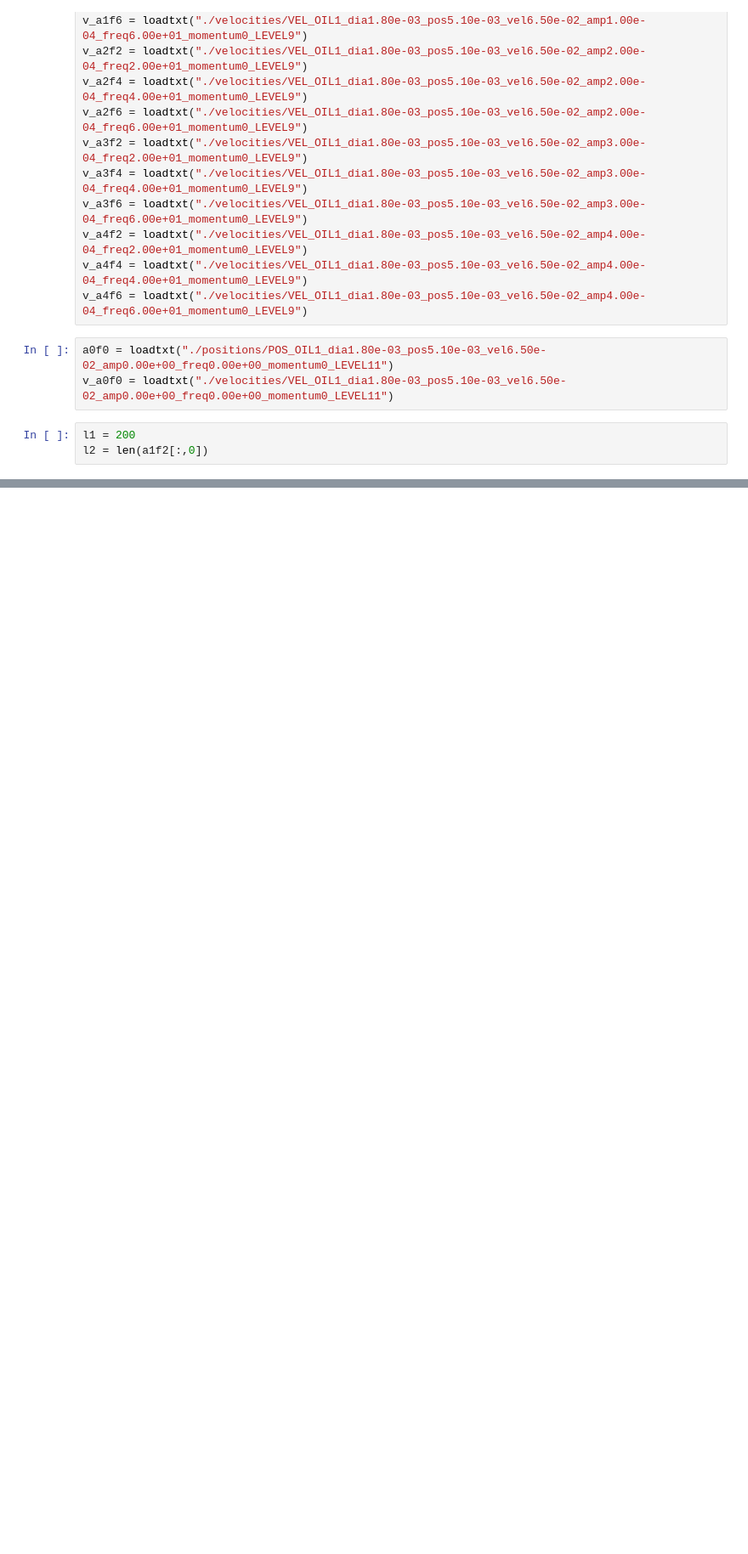
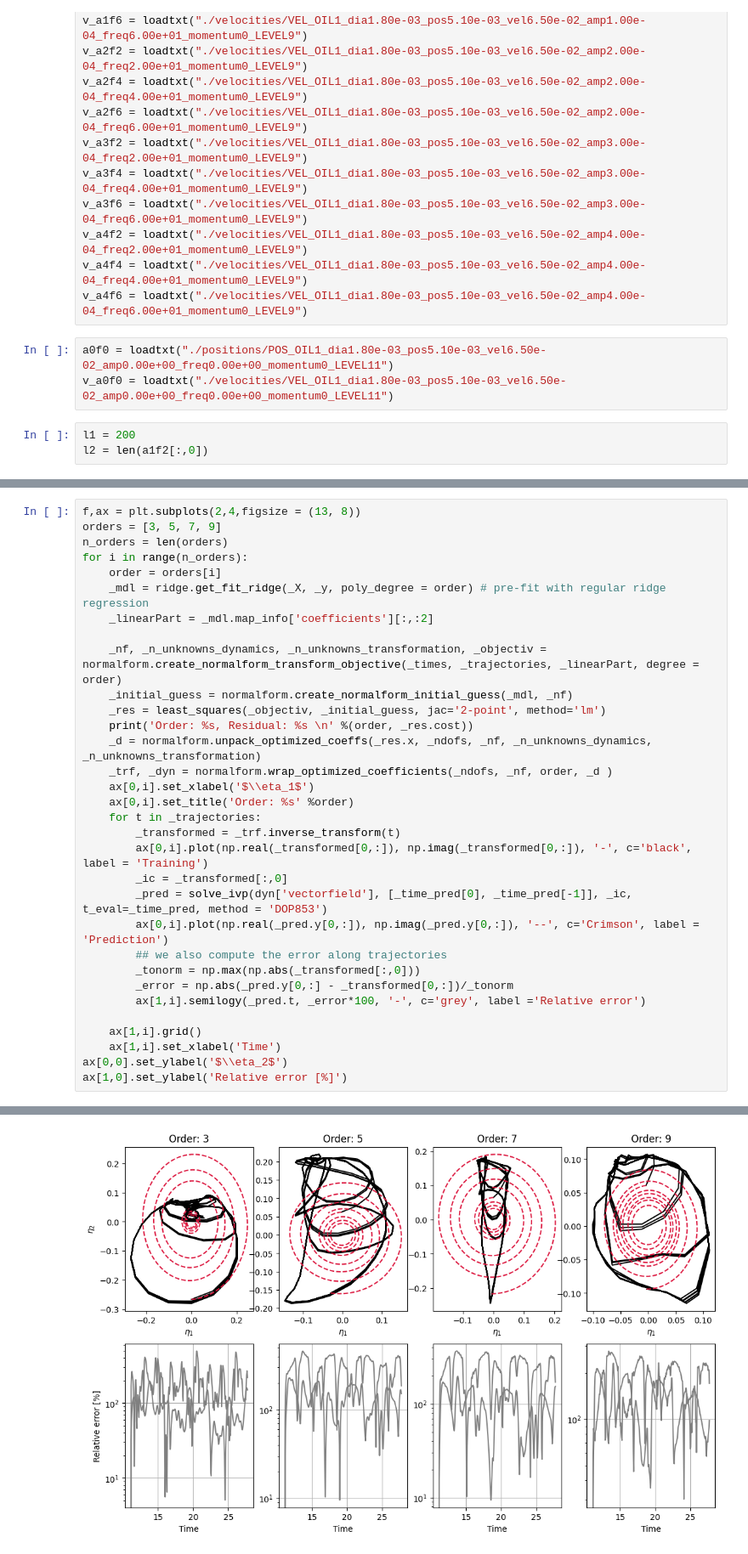
Before and after one commit to flnt/SSMLearnPy, a Jupyter notebook: examples/verysimple_SSMLearnPy.ipynb, the cells around one changed output, grey strips where cells are left out. Shown at 85% size. Saved outputs shown, nothing was run; the diff lists cells and outputs as text; blank space fills up the shorter version.

```diff
--- a/examples/verysimple_SSMLearnPy.ipynb
+++ b/examples/verysimple_SSMLearnPy.ipynb
@@ -501,0 +520,33 @@ NameError: name 'ssm' is not defined
+# %%
+f,ax = plt.subplots(2,4,figsize = (13, 8))
+orders = [3, 5, 7, 9]
+n_orders = len(orders)
+for i in range(n_orders):
+    order = orders[i]
+    _mdl = ridge.get_fit_ridge(_X, _y, poly_degree = order) # pre-fit with regular ridge regression
+    _linearPart = _mdl.map_info['coefficients'][:,:2]
+
+    _nf, _n_unknowns_dynamics, _n_unknowns_transformation, _objectiv = normalform.create_normalform_transform_objective(_times, _trajectories, _linearPart, degree = order)
+    _initial_guess = normalform.create_normalform_initial_guess(_mdl, _nf)
+    _res = least_squares(_objectiv, _initial_guess, jac='2-point', method='lm')
+    print('Order: %s, Residual: %s \n' %(order, _res.cost))
+    _d = normalform.unpack_optimized_coeffs(_res.x, _ndofs, _nf, _n_unknowns_dynamics, _n_unknowns_transformation)
+    _trf, _dyn = normalform.wrap_optimized_coefficients(_ndofs, _nf, order, _d )
+    ax[0,i].set_xlabel('$\\eta_1$')
+    ax[0,i].set_title('Order: %s' %order)
+    for t in _trajectories:
+        _transformed = _trf.inverse_transform(t)
+        ax[0,i].plot(np.real(_transformed[0,:]), np.imag(_transformed[0,:]), '-', c='black', label = 'Training')
+        _ic = _transformed[:,0]
+        _pred = solve_ivp(dyn['vectorfield'], [_time_pred[0], _time_pred[-1]], _ic, t_eval=_time_pred, method = 'DOP853')
+        ax[0,i].plot(np.real(_pred.y[0,:]), np.imag(_pred.y[0,:]), '--', c='Crimson', label = 'Prediction')
+        ## we also compute the error along trajectories
+        _tonorm = np.max(np.abs(_transformed[:,0]))
+        _error = np.abs(_pred.y[0,:] - _transformed[0,:])/_tonorm
+        ax[1,i].semilogy(_pred.t, _error*100, '-', c='grey', label ='Relative error')
+
+    ax[1,i].grid()
+    ax[1,i].set_xlabel('Time')
+ax[0,0].set_ylabel('$\\eta_2$')
+ax[1,0].set_ylabel('Relative error [%]')
+# %% [output]
@@ -501,0 +561 @@ NameError: name 'ssm' is not defined
+[figure, added]
```
Also changed, not shown: parts of 15 cells of this notebook, 7 other files.
